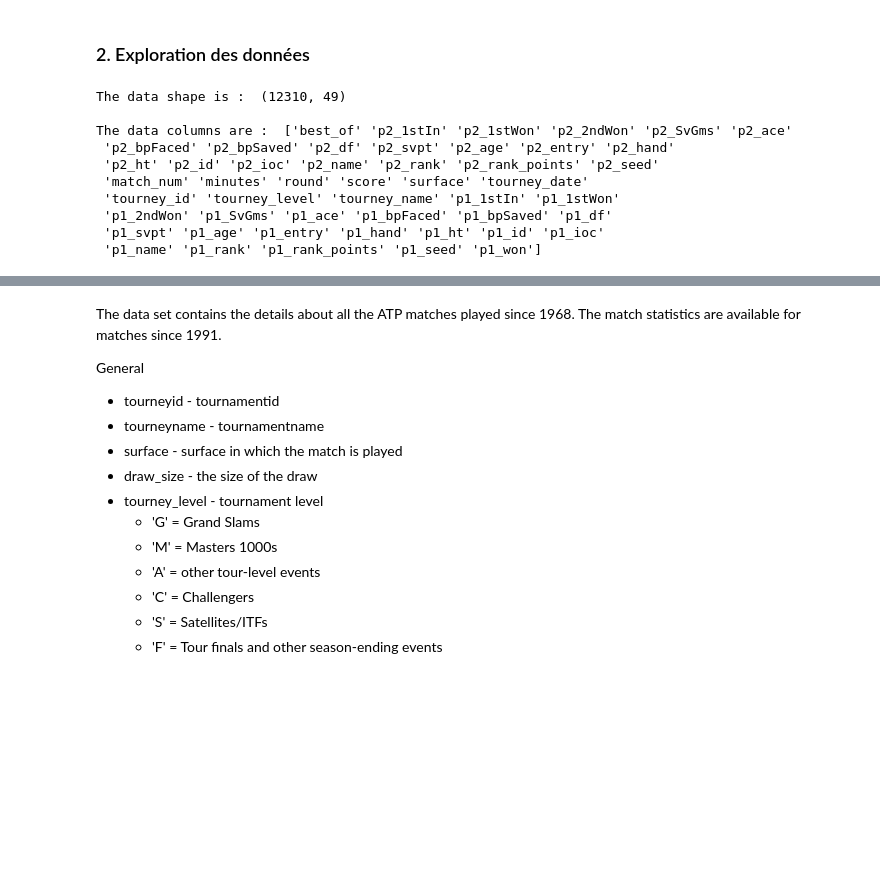
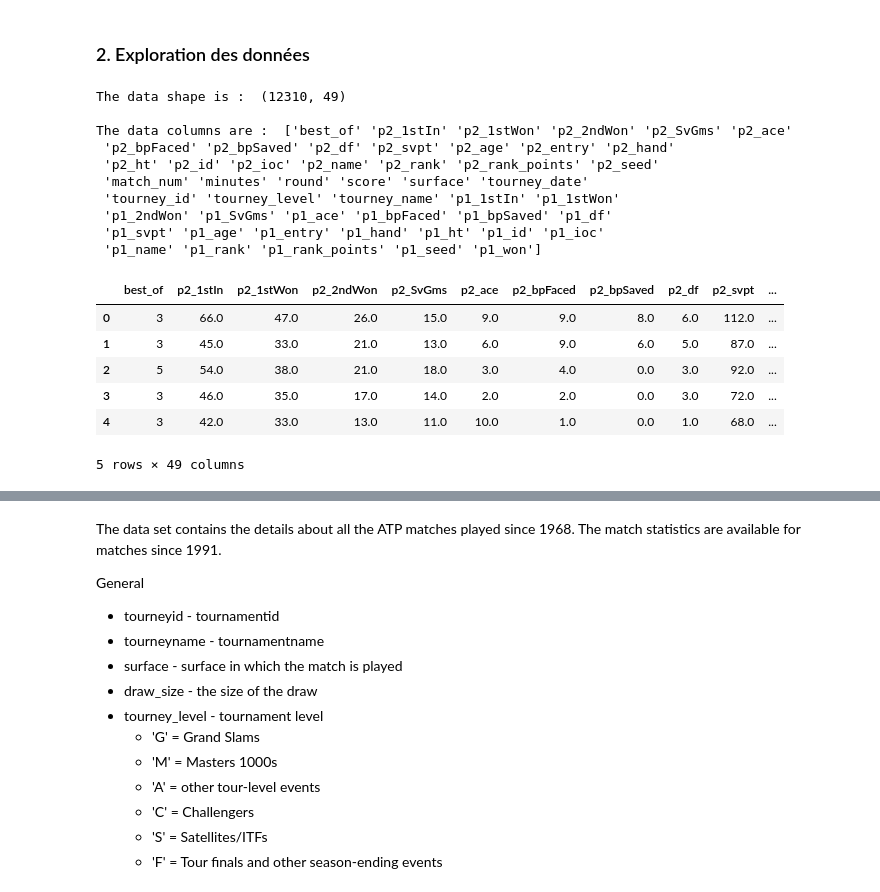
Before and after one commit to siwaar/Tennis_prediction, a Jupyter notebook: ABBES_Siwar_LBC_UseCase.ipynb, the cells around one changed output, grey strips where cells are left out. Drawn from its saved outputs; the diff is of its cells as text; code cells hidden in the pictures; blank space fills up the shorter version.

```diff
--- a/ABBES_Siwar_LBC_UseCase.ipynb
+++ b/ABBES_Siwar_LBC_UseCase.ipynb
@@ -74,15 +74,23 @@ from sklearn.model_selection import KFold, GridSearchCV, TimeSeriesSplit
 # %%
 data = pd.read_csv("data/ATP_tweaked.csv", sep = ';')
 print('The data shape is : ', data.shape)
 print('\nThe data columns are : ', data.columns.values)
+data.head()
 # %% [output]
 The data shape is :  (12310, 49)
 
 The data columns are :  ['best_of' 'p2_1stIn' 'p2_1stWon' 'p2_2ndWon' 'p2_SvGms' 'p2_ace'
  'p2_bpFaced' 'p2_bpSaved' 'p2_df' 'p2_svpt' 'p2_age' 'p2_entry' 'p2_hand'
  'p2_ht' 'p2_id' 'p2_ioc' 'p2_name' 'p2_rank' 'p2_rank_points' 'p2_seed'
  'match_num' 'minutes' 'round' 'score' 'surface' 'tourney_date'
  'tourney_id' 'tourney_level' 'tourney_name' 'p1_1stIn' 'p1_1stWon'
  'p1_2ndWon' 'p1_SvGms' 'p1_ace' 'p1_bpFaced' 'p1_bpSaved' 'p1_df'
  'p1_svpt' 'p1_age' 'p1_entry' 'p1_hand' 'p1_ht' 'p1_id' 'p1_ioc'
  'p1_name' 'p1_rank' 'p1_rank_points' 'p1_seed' 'p1_won']
+|  | best_of | p2_1stIn | p2_1stWon | p2_2ndWon | p2_SvGms | p2_ace | p2_bpFaced | p2_bpSaved | p2_df | p2_svpt | ... |
+| 0 | 3 | 66.0 | 47.0 | 26.0 | 15.0 | 9.0 | 9.0 | 8.0 | 6.0 | 112.0 | ... |
+| 1 | 3 | 45.0 | 33.0 | 21.0 | 13.0 | 6.0 | 9.0 | 6.0 | 5.0 | 87.0 | ... |
+| 2 | 5 | 54.0 | 38.0 | 21.0 | 18.0 | 3.0 | 4.0 | 0.0 | 3.0 | 92.0 | ... |
+| 3 | 3 | 46.0 | 35.0 | 17.0 | 14.0 | 2.0 | 2.0 | 0.0 | 3.0 | 72.0 | ... |
+| 4 | 3 | 42.0 | 33.0 | 13.0 | 11.0 | 10.0 | 1.0 | 0.0 | 1.0 | 68.0 | ... |
+5 rows × 49 columns
```
Also changed, not shown: parts of 2 cells of this notebook, 4 other files.
